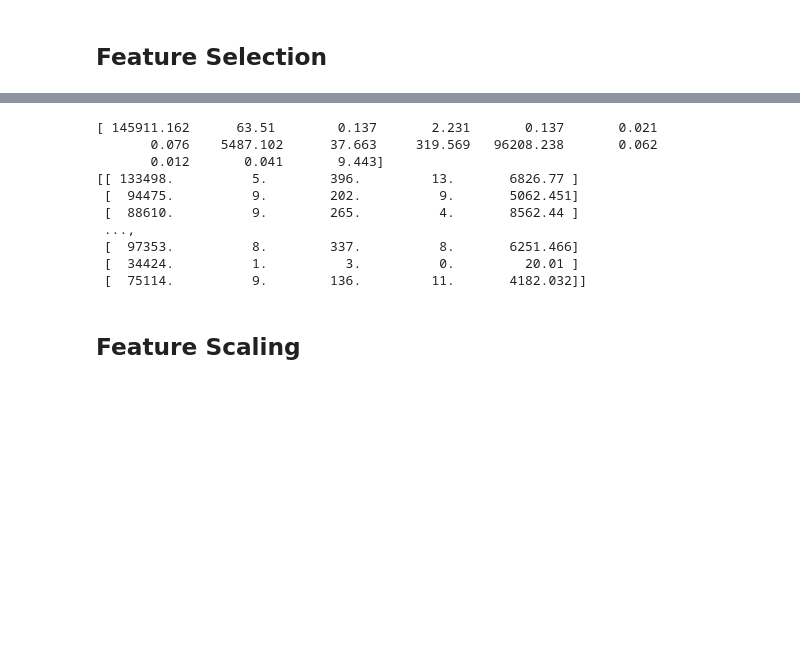
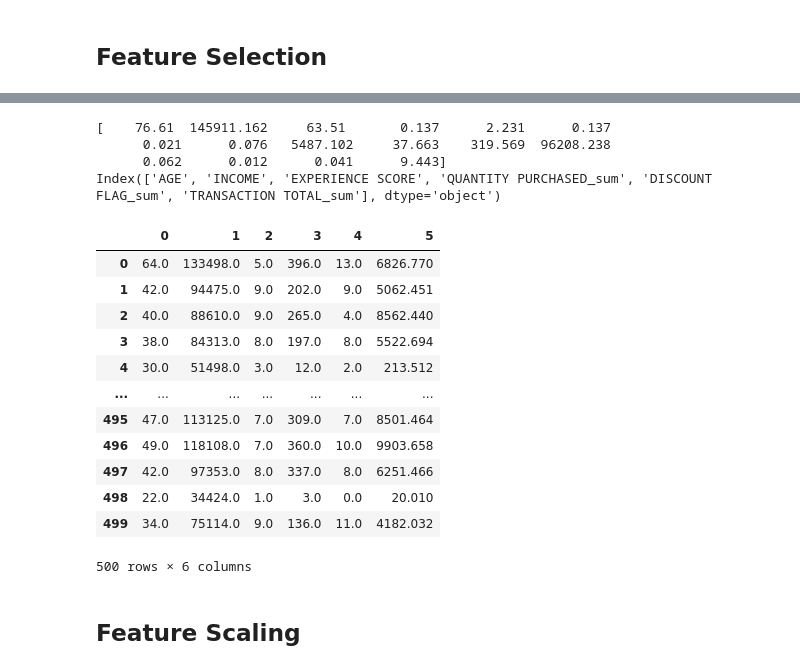
Before and after one commit to walidsi/data-science-bootcamp, a Jupyter notebook: Boot Camp Use Case.ipynb, the cells around one changed output, grey strips where cells are left out. Cells and saved outputs as stored; diff of their text form; code cells hidden in the pictures; blank space fills up the shorter version.

```diff
--- a/Boot Camp Use Case.ipynb
+++ b/Boot Camp Use Case.ipynb
@@ -269,43 +267,56 @@ cust_df2[numeric_features].corr()
 # %%
 # Feature Extraction with Univariate Statistical Tests (Chi-squared for classification)
 pd.set_option('display.expand_frame_repr', False)
 import numpy as np
 from sklearn.feature_selection import SelectKBest
 from sklearn.feature_selection import chi2
 # load data
 
-features = ['INCOME', 'EXPERIENCE SCORE', 'HOUSEHOLD SIZE',
+features = ['AGE', 'INCOME', 'EXPERIENCE SCORE', 'HOUSEHOLD SIZE',
             'MARITAL STATUS_Divorced', 'MARITAL STATUS_Married', 'MARITAL STATUS_Single', 'MARITAL STATUS_Widow/Widower',
             'QUANTITY PURCHASED_sum',
             'DISCOUNT FLAG_max', 'DISCOUNT FLAG_sum',
             'TRANSACTION TOTAL_sum',
             'PRODUCT CATEGORY_APPAREL_max', 'PRODUCT CATEGORY_ELECTRONICS_max', 'PRODUCT CATEGORY_FOOD_max', 'PRODUCT CATEGORY_HEALTH & BEAUTY_max']
 
 target = 'LOYALTY GROUP'
 
 X = cust_df2[features]
 Y = cust_df2[target]
+
 # feature extraction
-test = SelectKBest(score_func=chi2, k=5)
+test = SelectKBest(score_func=chi2, k=6)
 fit = test.fit(X, Y)
+
 # summarize scores
 np.set_printoptions(precision=3, suppress=True)
 print(fit.scores_)
+
 features = fit.transform(X)
+selected_feature_names = X.columns[fit.get_support()]
+print(selected_feature_names)
 
-# get the array of observations for top 5 features, NICE!!
-print(features)
+# get the array of observations for top features, NICE!!
+features_df = pd.DataFrame(features)
+features_df
 # %% [output]
-[ 145911.162      63.51        0.137       2.231       0.137       0.021
-       0.076    5487.102      37.663     319.569   96208.238       0.062
-       0.012       0.041       9.443]
-[[ 133498.          5.        396.         13.       6826.77 ]
- [  94475.          9.        202.          9.       5062.451]
- [  88610.          9.        265.          4.       8562.44 ]
- ...,
- [  97353.          8.        337.          8.       6251.466]
- [  34424.          1.          3.          0.         20.01 ]
- [  75114.          9.        136.         11.       4182.032]]
+[    76.61  145911.162     63.51       0.137      2.231      0.137
+      0.021      0.076   5487.102     37.663    319.569  96208.238
+      0.062      0.012      0.041      9.443]
+Index(['AGE', 'INCOME', 'EXPERIENCE SCORE', 'QUANTITY PURCHASED_sum', 'DISCOUNT FLAG_sum', 'TRANSACTION TOTAL_sum'], dtype='object')
+|  | 0 | 1 | 2 | 3 | 4 | 5 |
+| 0 | 64.0 | 133498.0 | 5.0 | 396.0 | 13.0 | 6826.770 |
+| 1 | 42.0 | 94475.0 | 9.0 | 202.0 | 9.0 | 5062.451 |
+| 2 | 40.0 | 88610.0 | 9.0 | 265.0 | 4.0 | 8562.440 |
+| 3 | 38.0 | 84313.0 | 8.0 | 197.0 | 8.0 | 5522.694 |
+| 4 | 30.0 | 51498.0 | 3.0 | 12.0 | 2.0 | 213.512 |
+| ... | ... | ... | ... | ... | ... | ... |
+| 495 | 47.0 | 113125.0 | 7.0 | 309.0 | 7.0 | 8501.464 |
+| 496 | 49.0 | 118108.0 | 7.0 | 360.0 | 10.0 | 9903.658 |
+| 497 | 42.0 | 97353.0 | 8.0 | 337.0 | 8.0 | 6251.466 |
+| 498 | 22.0 | 34424.0 | 1.0 | 3.0 | 0.0 | 20.010 |
+| 499 | 34.0 | 75114.0 | 9.0 | 136.0 | 11.0 | 4182.032 |
+500 rows × 6 columns
 # %% [markdown]
 ## Feature Scaling
 # %%
```
Also changed, not shown: parts of 14 cells of this notebook.
